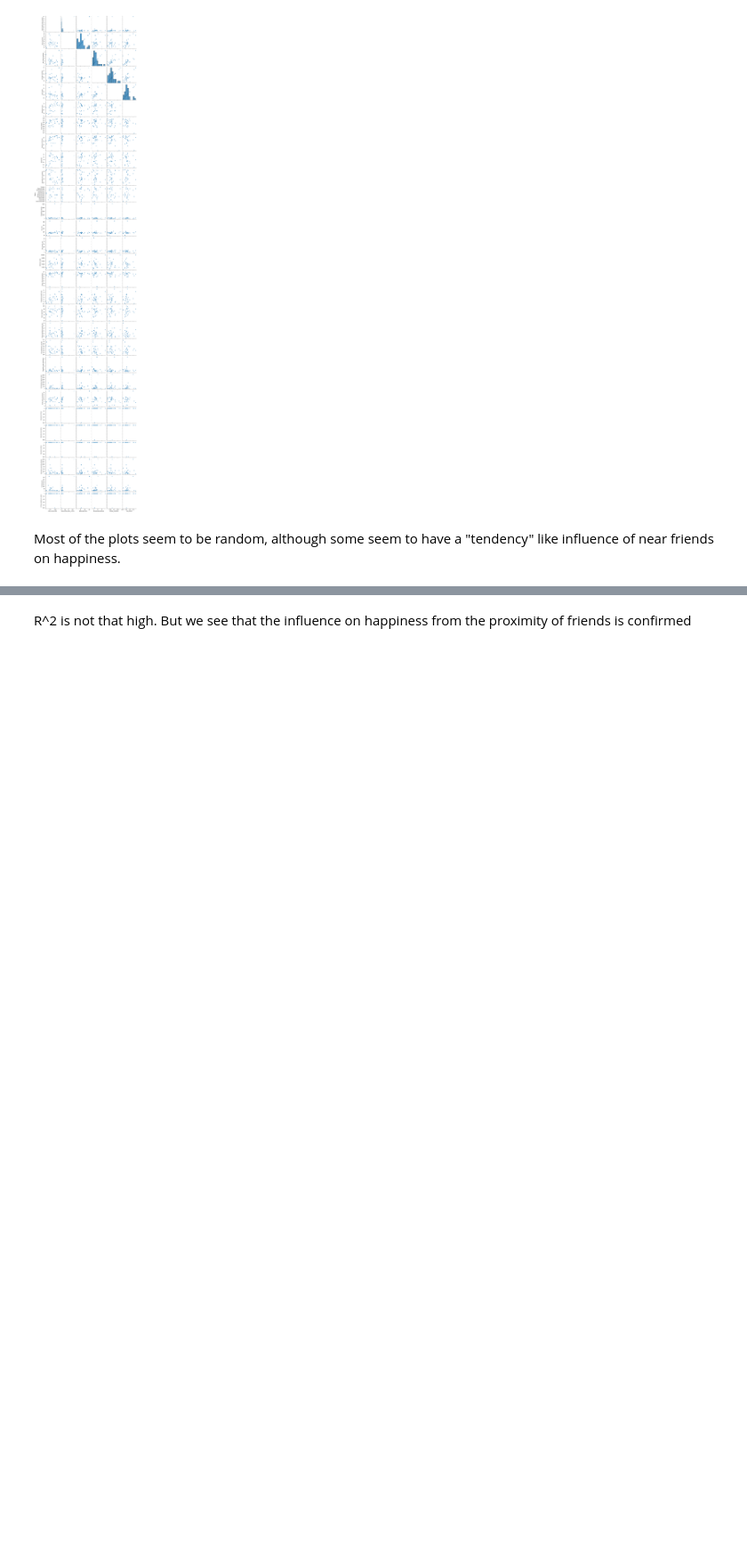
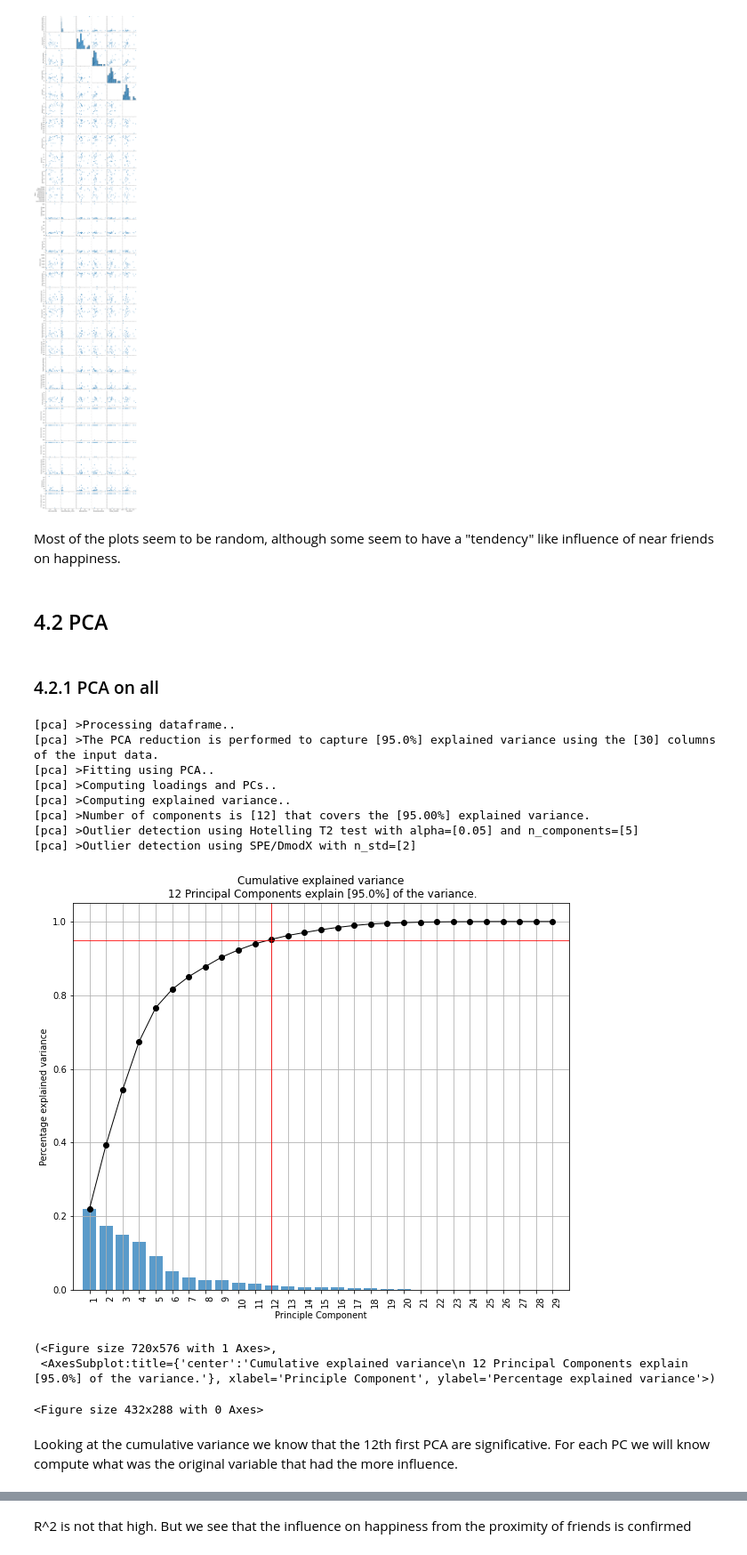
Before and after one commit to asreva/ada-2020-project-milestone-p3-p3_ada-dream-team, a Jupyter notebook: friendship_and_home_position.ipynb, the cells around one changed output, grey strips where cells are left out. Shown at 89% size. Saved outputs shown, nothing was run; the diff lists cells and outputs as text; code cells hidden in the pictures; blank space fills up the shorter version.

```diff
--- a/friendship_and_home_position.ipynb
+++ b/friendship_and_home_position.ipynb
@@ -1593,3 +1593,53 @@ sns.pairplot(countries_reg,x_vars=["ratio_friends_near", "ratio_friends_same_cou
 [figure]
 # %% [markdown]
 Most of the plots seem to be random, although some seem to have a "tendency" like influence of near friends on happiness.
+# %% [markdown]
+## 4.2 PCA
+# %% [markdown]
+### 4.2.1 PCA on all
+# %%
+countries_all_features_std.rename(columns = {
+ 'Population density (per km2, 2017)' : "Population_density",
+ 'Sex ratio (m per 100 f, 2017)' : 'Sex_ratio',
+ 'GDP growth rate (annual %, const. 2005 prices)' : 'GPD_growth_rate',
+ 'GDP per capita (current US$)' : 'GDP_per_capita',
+ 'Labour force participation (female/male pop. %)': 'Labour_force_participation',
+ 'Population growth rate (average annual %)' : 'Population_growth_rate',
+ 'Urban population (% of total population)' : 'Urban_population',
+ 'Urban population growth rate (average annual %)' : 'Urban_population_growth_rate',
+ 'Life expectancy at birth (females/males, years)' : 'Life_expectancy_at_birth',
+ 'Population age distribution (0-14 / 60+ years, %)' : 'Population_age_distribution',
+ 'International migrant stock (000/% of total pop.)' : 'International_migrant_stock',
+ 'Health: Total expenditure (% of GDP)' : 'Heath_total_expenditure',
+ 'Education: Primary gross enrol. ratio (f/m per 100 pop.)' : 'Education_Primary',
+ 'Education: Secondary gross enrol. ratio (f/m per 100 pop.)' : 'Education_Secondary',
+ 'Education: Tertiary gross enrol. ratio (f/m per 100 pop.)' : 'Education_Tertiary',
+ 'Individuals using the Internet (per 100 inhabitants)' : 'Individuals_using_the_Internet',
+ 'Forested area (% of land area)' : 'Forested_area',
+ 'Energy supply per capita (Gigajoules)' : 'Energy_supply_per_capita',
+ 'Coastline (coast/area ratio)' : 'Coastline'}, inplace = True)
+# %%
+# Initialize
+model = pca()
+
+
+df_temp = countries_all_features_std.drop(columns = ["Region","alpha3"])
+# Fit transform
+out = model.fit_transform(df_temp)
+
+model.plot()
+# %% [output]
+[pca] >Processing dataframe..
+[pca] >The PCA reduction is performed to capture [95.0%] explained variance using the [30] columns of the input data.
+[pca] >Fitting using PCA..
+[pca] >Computing loadings and PCs..
+[pca] >Computing explained variance..
+[pca] >Number of components is [12] that covers the [95.00%] explained variance.
+[pca] >Outlier detection using Hotelling T2 test with alpha=[0.05] and n_components=[5]
+[pca] >Outlier detection using SPE/DmodX with n_std=[2]
+[figure, added]
+(<Figure size 720x576 with 1 Axes>,
+ <AxesSubplot:title={'center':'Cumulative explained variance\n 12 Principal Components explain [95.0%] of the variance.'}, xlabel='Principle Component', ylabel='Percentage explained variance'>)
+<Figure size 432x288 with 0 Axes>
+# %% [markdown]
+Looking at the cumulative variance we know that the 12th first PCA are significative. For each PC we will know compute what was the original variable that had the more influence.
```
Also changed, not shown: parts of 68 cells of this notebook.
